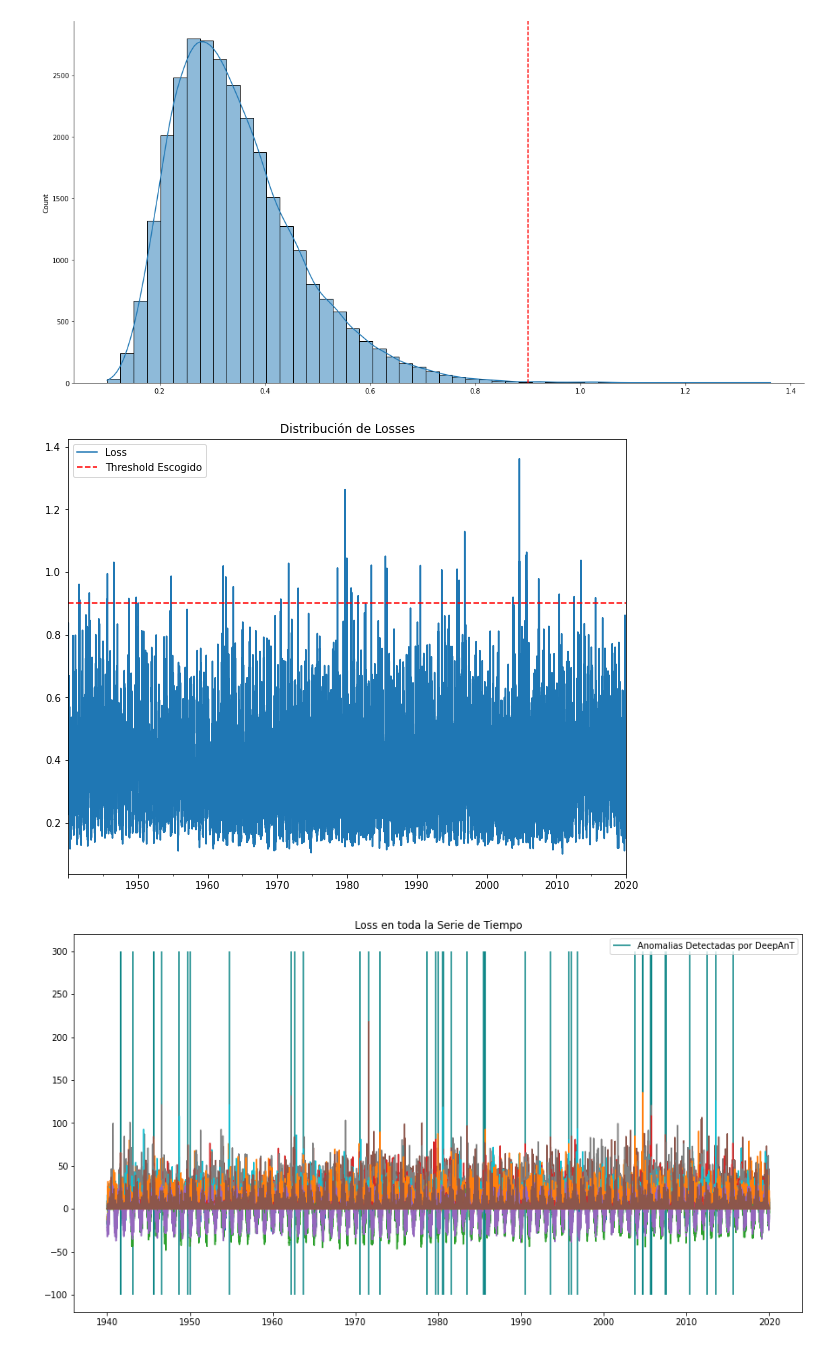
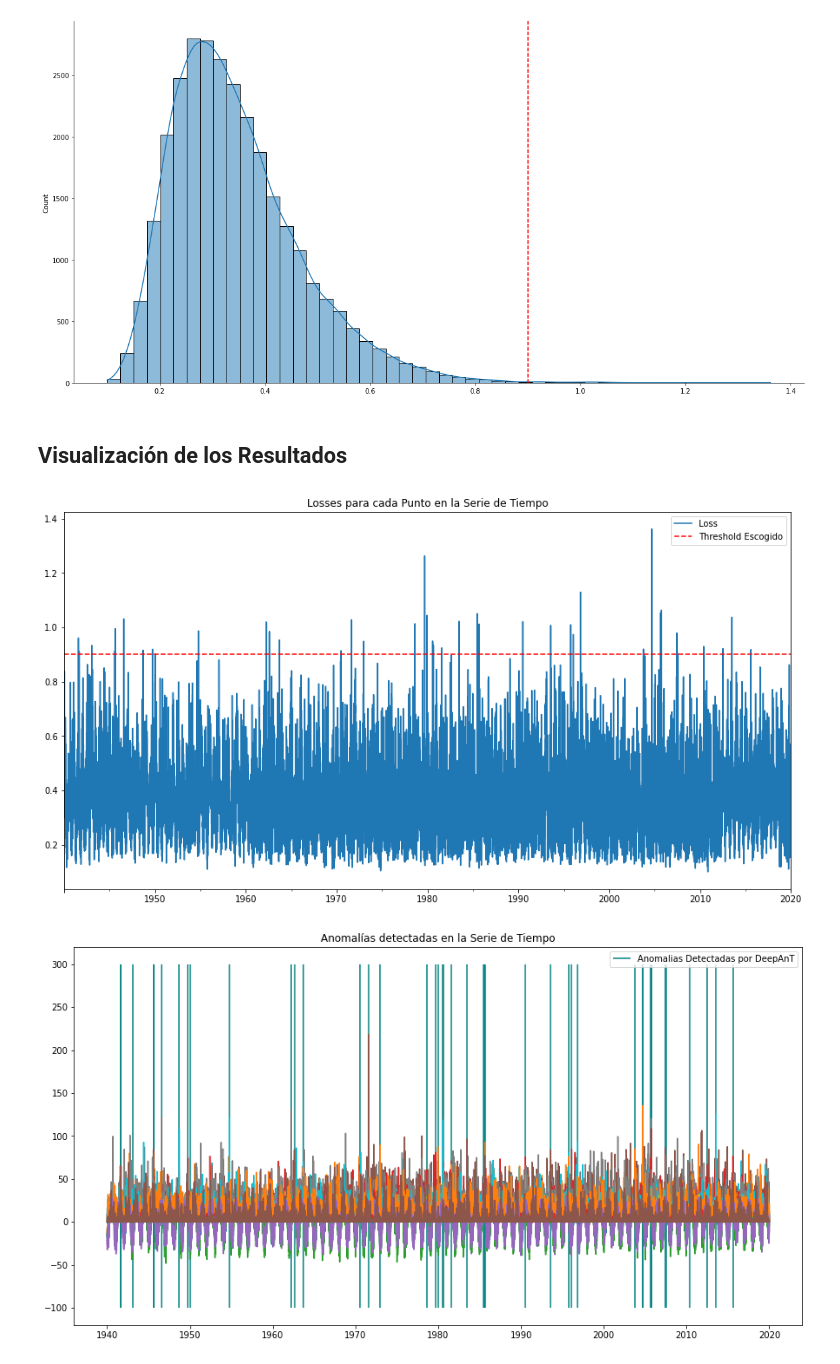
Before and after one commit to datacubeR/samsara_tesis, a Jupyter notebook: notebooks/deep_ant_demo.ipynb, the cells around one changed output. Saved outputs shown, nothing was run; the diff lists cells and outputs as text; code cells hidden in the pictures.

```diff
--- a/notebooks/deep_ant_demo.ipynb
+++ b/notebooks/deep_ant_demo.ipynb
@@ -128,26 +141,28 @@ preds = pd.Series(predict(trainer, ADF, dm, threshold=0.9), index = dataset.ts)
 # %% [output]
 LOCAL_RANK: 0 - CUDA_VISIBLE_DEVICES: [0]
 [figure]
+# %% [markdown]
+## Visualización de los Resultados
 # %%
 THRESHOLD = 0.9
 def loss_plot(preds, threshold):
-    preds.plot(figsize = (10,8), title = 'Distribución de Losses', label = 'Loss')
+    preds.plot(figsize = (15,8), title = 'Losses para cada Punto en la Serie de Tiempo', label = 'Loss')
     plt.axhline(y = threshold, color = 'r', linestyle = '--', label = 'Threshold Escogido')
     plt.legend()
     plt.show();
 
 def ts_plot(df, preds, threshold, alg = 'DeepAnT'):
     idx = preds.loc[lambda x: x > threshold].index
     plt.figure(figsize = (15,8))
     plt.plot(df, label = '_nolegend_')
     plt.vlines(x = idx, ymin = -100, ymax = 300,
                 colors = 'teal', label = f'Anomalias Detectadas por {alg}')
-    plt.title('Loss en toda la Serie de Tiempo')
+    plt.title('Anomalías detectadas en la Serie de Tiempo')
     plt.legend()
     plt.show();
 
 loss_plot(preds, THRESHOLD)
 ts_plot(df, preds, THRESHOLD)
 # %% [output]
-[figure, old version]
+[figure, new version]
-[figure, old version]
+[figure, new version]
```
Also changed, not shown: parts of 6 cells of this notebook.
